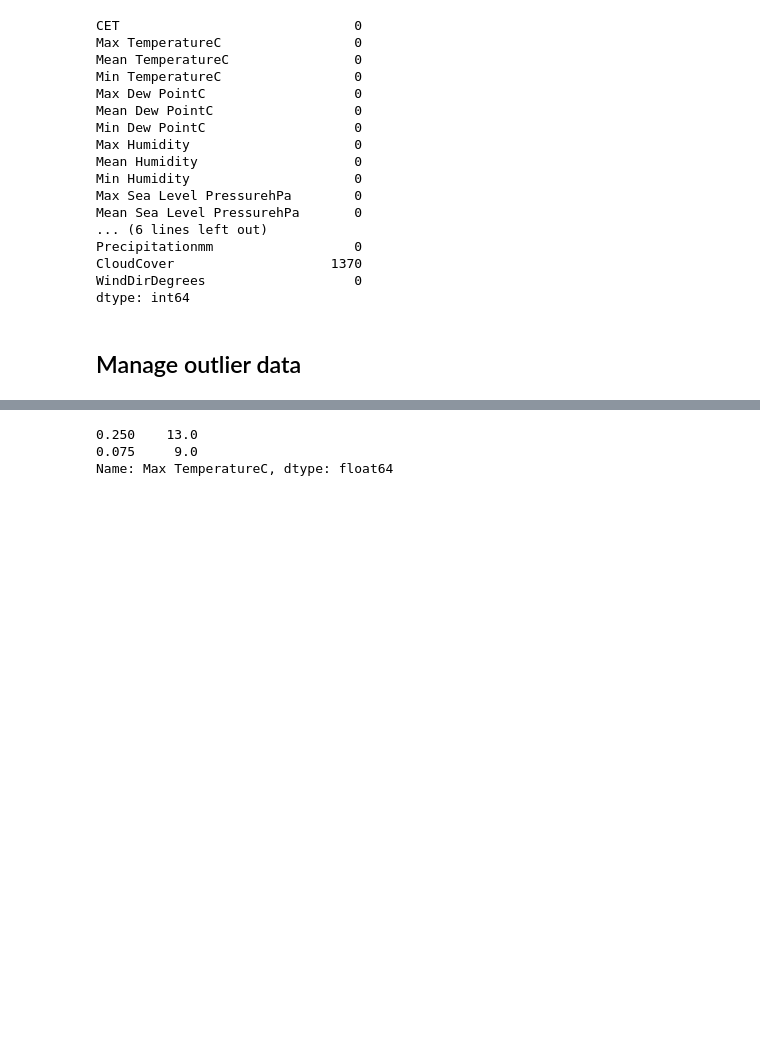
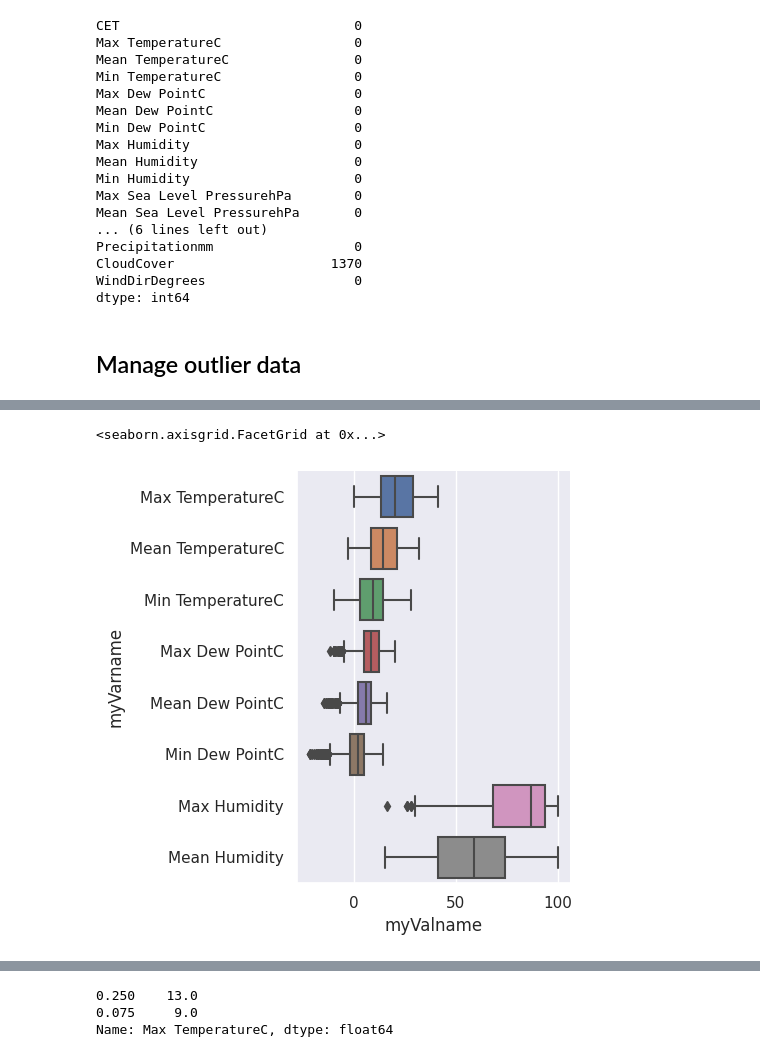
Before and after one commit to nnyPRO/Daily_Weather, a Jupyter notebook: code/Ta.ipynb, the cells around one changed output, grey strips where cells are left out. Drawn from its saved outputs; the diff is of its cells as text; code cells hidden in the pictures; blank space fills up the shorter version.

```diff
--- a/code/Ta.ipynb
+++ b/code/Ta.ipynb
@@ -139,0 +155,3 @@ dtype: int64
+# %%
+a = pd.melt(data, value_vars=data.columns[1:9], var_name='myVarname', value_name='myValname')
+a
@@ -139,0 +174,5 @@ dtype: int64
+# %%
+sns.catplot(data=a, x="myValname", y="myVarname", kind="box")
+# %% [output]
+<seaborn.axisgrid.FacetGrid at 0x...>
+[figure, added]
```
Also changed, not shown: parts of 10 cells of this notebook.
